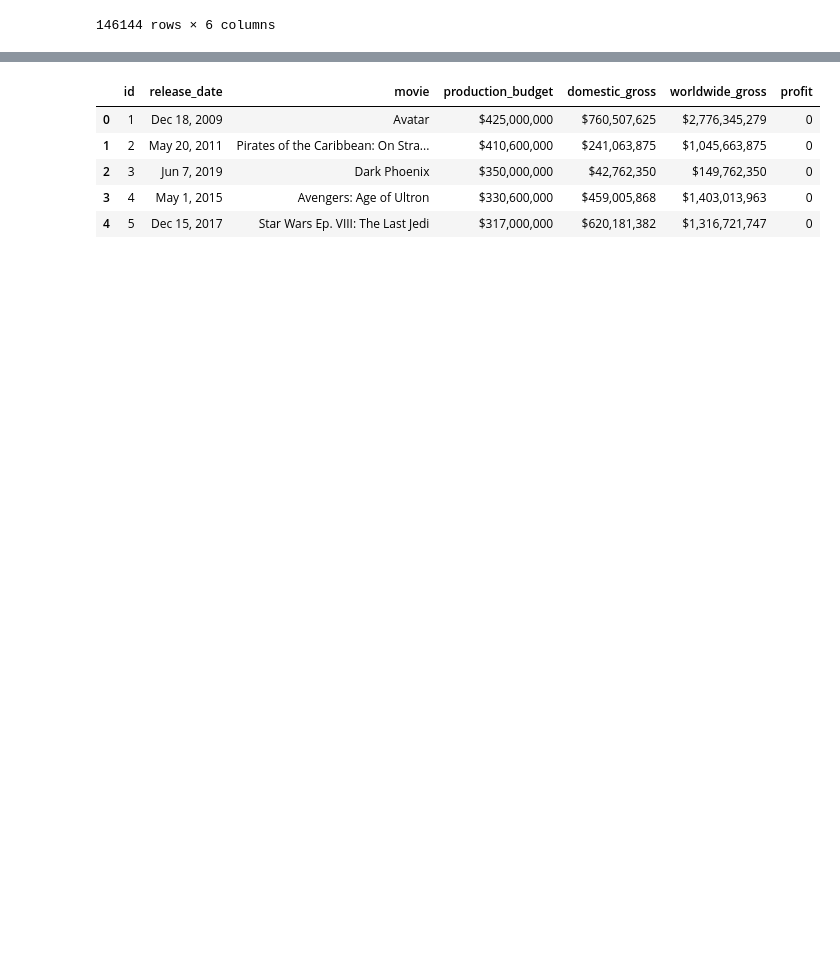
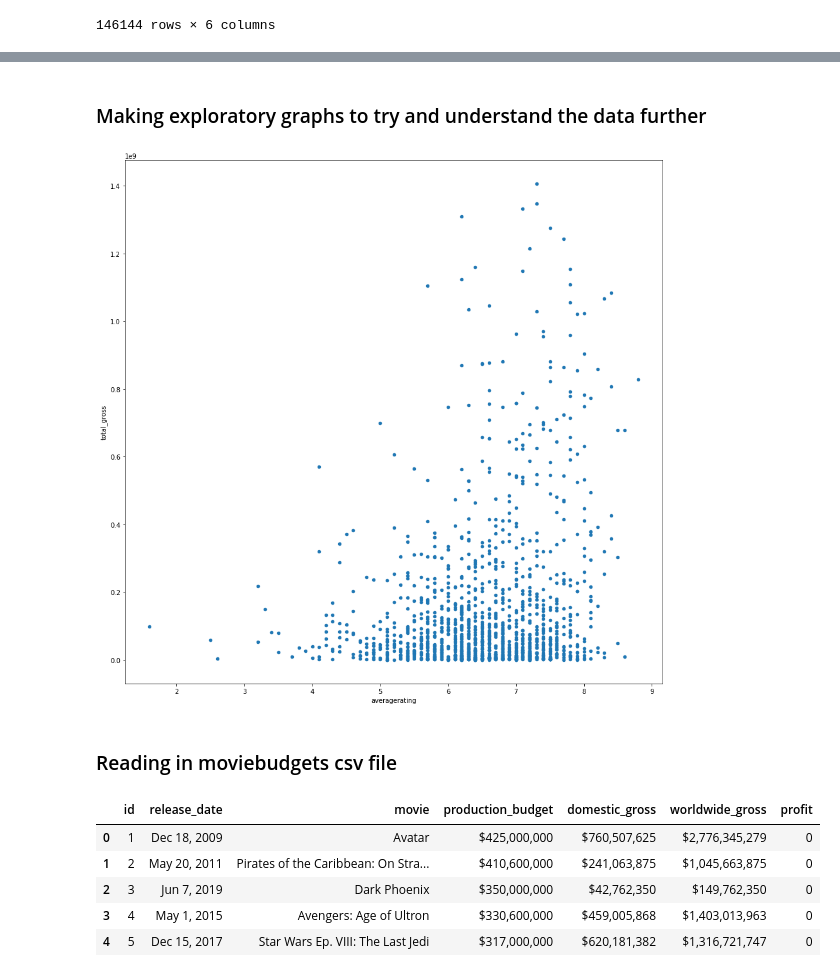
Before and after one commit to myt-hue/Phase2-Movie-Project, a Jupyter notebook: Exploration_Notebook.ipynb, the cells around one changed output, grey strips where cells are left out. Drawn from its saved outputs; the diff is of its cells as text; code cells hidden in the pictures; blank space fills up the shorter version.

```diff
--- a/Exploration_Notebook.ipynb
+++ b/Exploration_Notebook.ipynb
@@ -266,0 +201,4 @@ tmdb.head()
+# %%
+imdbandgross = mergeddf.drop_duplicates(subset=['title']).copy()
+# %%
+imdbandgross.drop(columns=['primary_title'], inplace=True)
@@ -266,0 +224,4 @@ tmdb.head()
+# %%
+imdbandgross.drop(columns=['domestic_gross'], inplace=True)
+# %%
+imdbandgross.drop(columns=['foreign_gross'], inplace=True)
@@ -267,3 +237,15 @@ tmdb.head()
+# %% [markdown]
+### Making exploratory graphs to try and understand the data further
+# %%
+### Scatter plot of popular movies comparing average rating and total gross
+imdbandgross.plot.scatter(
+x='averagerating',
+y='total_gross',
+figsize=(15,15));
+# %% [output]
+[figure, added]
+# %% [markdown]
+### Reading in moviebudgets csv file
 # %%
 moviebudgets = pd.read_csv("zippedData/tn.movie_budgets.csv/tn.movie_budgets.csv")
 moviebudgets.head()
```
Also changed, not shown: parts of 107 cells of this notebook.
